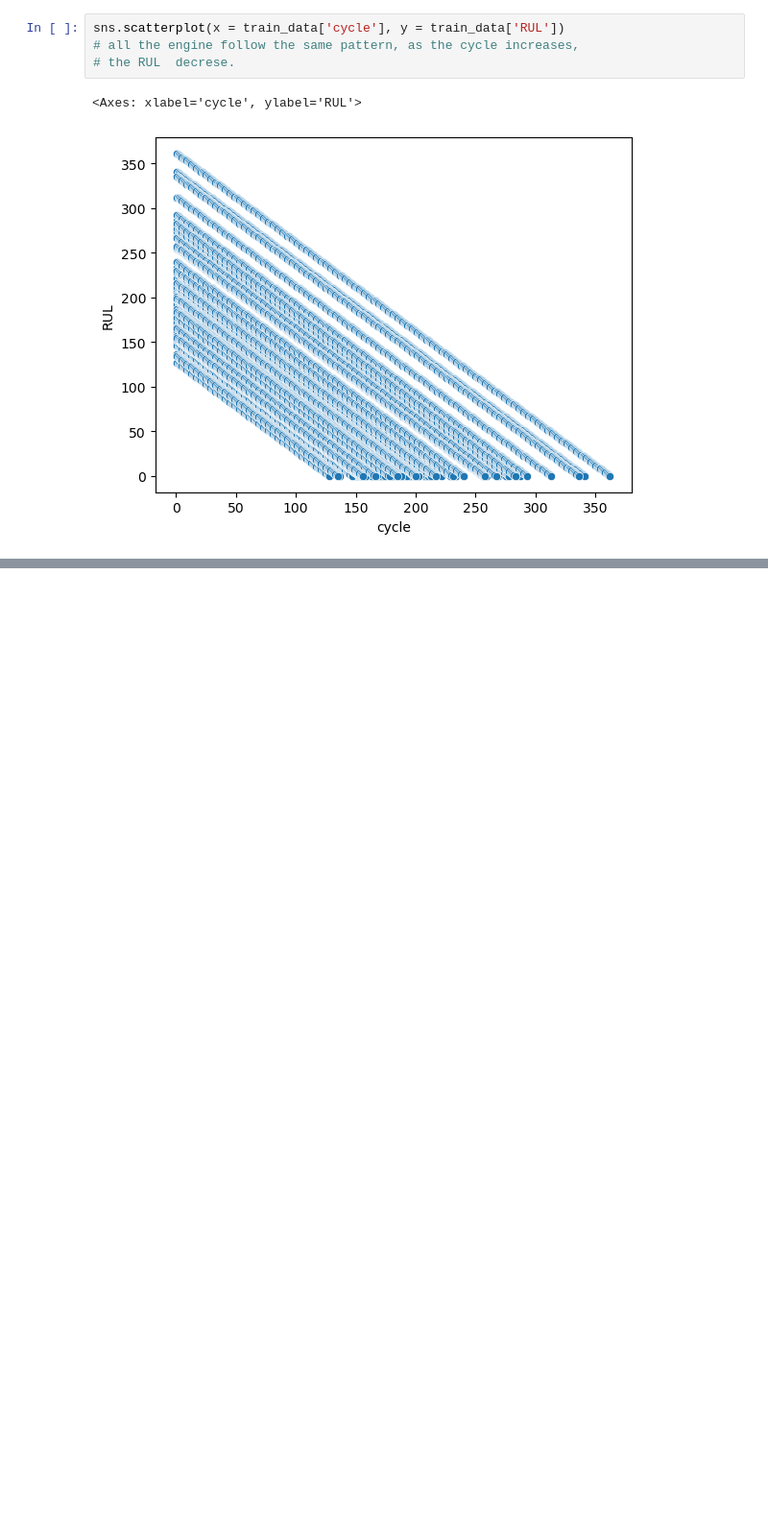
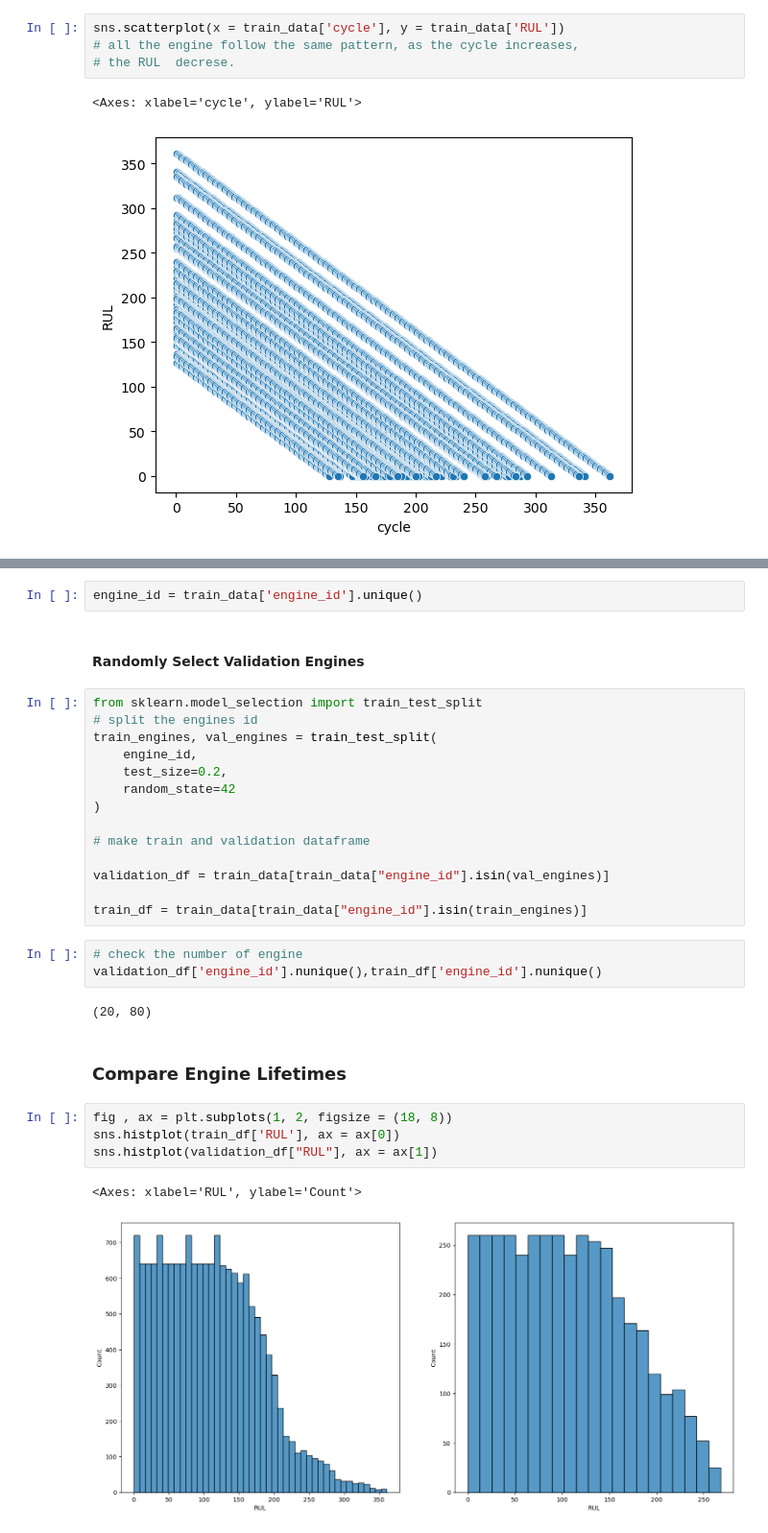
Before and after one commit to variableh/NASA, a Jupyter notebook: 01_analysis.ipynb, the cells around one changed output, grey strips where cells are left out. Shown at 96% size. Saved outputs shown, nothing was run; the diff lists cells and outputs as text; blank space fills up the shorter version.

Commit message:
Create validation set from training data

```diff
--- a/01_analysis.ipynb
+++ b/01_analysis.ipynb
@@ -483,0 +494,32 @@ sns.scatterplot(x = train_data['cycle'], y = train_data['RUL'])
+# %%
+engine_id = train_data['engine_id'].unique()
+# %% [markdown]
+#### Randomly Select Validation Engines
+# %%
+from sklearn.model_selection import train_test_split
+# split the engines id
+train_engines, val_engines = train_test_split(
+    engine_id,
+    test_size=0.2,
+    random_state=42
+)
+
+# make train and validation dataframe
+
+validation_df = train_data[train_data["engine_id"].isin(val_engines)]
+
+train_df = train_data[train_data["engine_id"].isin(train_engines)]
+# %%
+# check the number of engine
+validation_df['engine_id'].nunique(),train_df['engine_id'].nunique()
+# %% [output]
+(20, 80)
+# %% [markdown]
+### Compare Engine Lifetimes
+# %%
+fig , ax = plt.subplots(1, 2, figsize = (18, 8))
+sns.histplot(train_df['RUL'], ax = ax[0])
+sns.histplot(validation_df["RUL"], ax = ax[1])
+# %% [output]
+<Axes: xlabel='RUL', ylabel='Count'>
+[figure, added]
```
Also changed, not shown: parts of 3 cells of this notebook.
